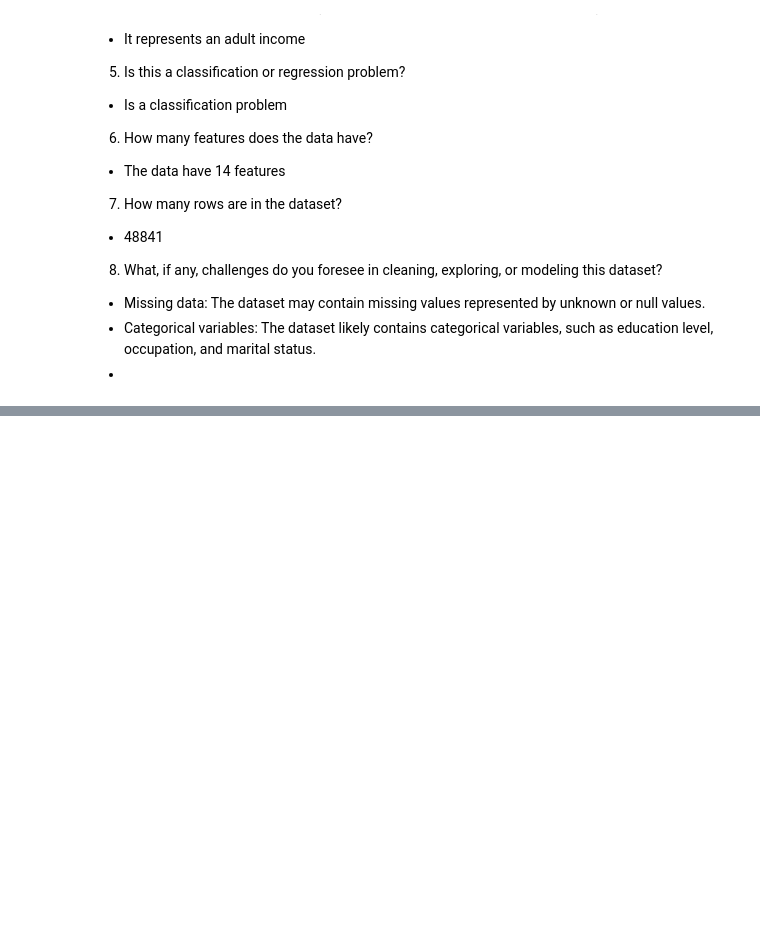
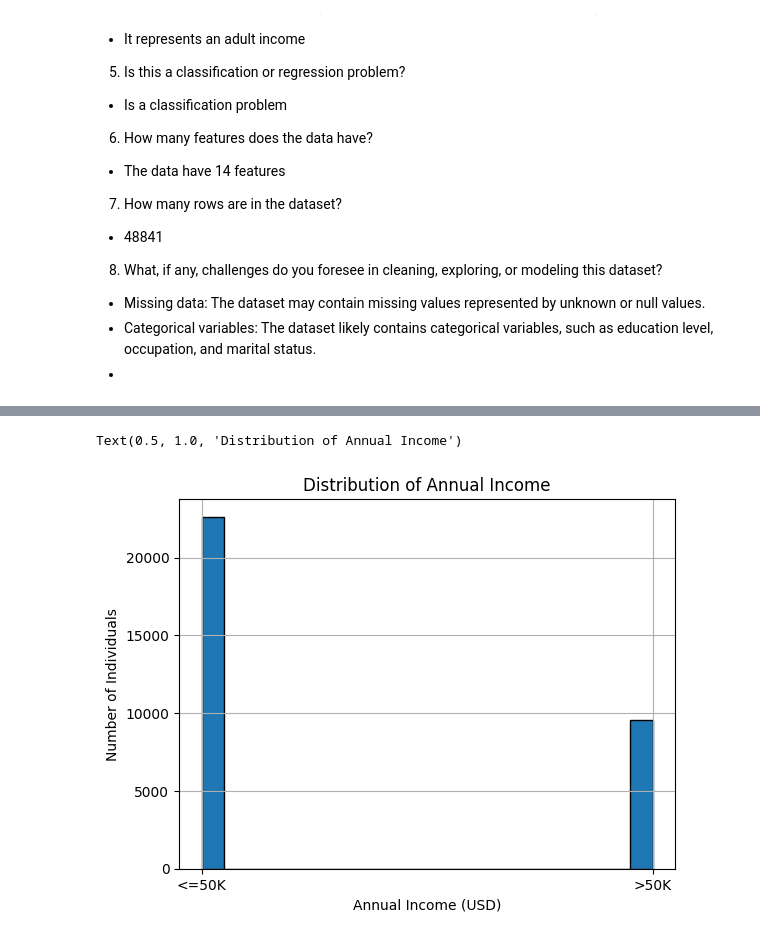
Before and after one commit to Jeze2/Machine_learning_price_and_income, a Jupyter notebook: project2.ipynb, the cells around one changed output, grey strips where cells are left out. Saved outputs shown, nothing was run; the diff lists cells and outputs as text; code cells hidden in the pictures; blank space fills up the shorter version.

```diff
--- a/project2.ipynb
+++ b/project2.ipynb
@@ -111,0 +305,3 @@ memory usage: 5.6+ MB
+# %%
+dg.drop(dg.columns [[2,5, 7,8,9,13]], axis=1, inplace = True)
+dg.head()
@@ -111,0 +335,6 @@ memory usage: 5.6+ MB
+# %%
+# Drop duplicates
+dg = dg.drop_duplicates()
+
+# Obtain the sum of duplicated to confirm all have been dropped
+dg.duplicated().sum()
@@ -111,0 +410,5 @@ memory usage: 5.6+ MB
+# %%
+# Replace "?" with "Unknown"
+dg['workclass'] = dg['workclass'].replace({"?" : "Unknown"})
+# Check the value counts again to confirm
+dg['workclass'].value_counts()
@@ -111,0 +451,5 @@ memory usage: 5.6+ MB
+# %%
+# Replace "?" with "Unknown"
+dg['occupation'] = dg['occupation'].replace({"?" : "Unknown"})
+# Check the value counts again to confirm
+dg['occupation'].value_counts()
@@ -111,0 +478,10 @@ memory usage: 5.6+ MB
+# %%
+# Target distribution
+ax = dg['income'].hist(bins=20, edgecolor='black')
+
+ax.set_ylabel('Number of Individuals')
+ax.set_xlabel('Annual Income (USD)')
+ax.set_title('Distribution of Annual Income')
+# %% [output]
+Text(0.5, 1.0, 'Distribution of Annual Income')
+[figure, added]
```
Also changed, not shown: parts of 41 cells of this notebook.
